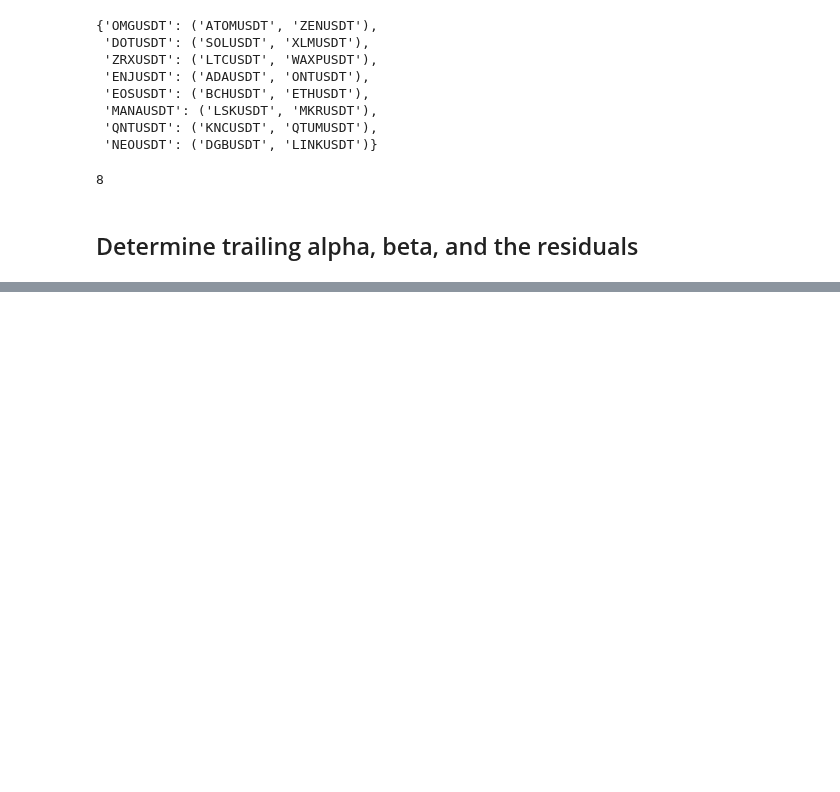
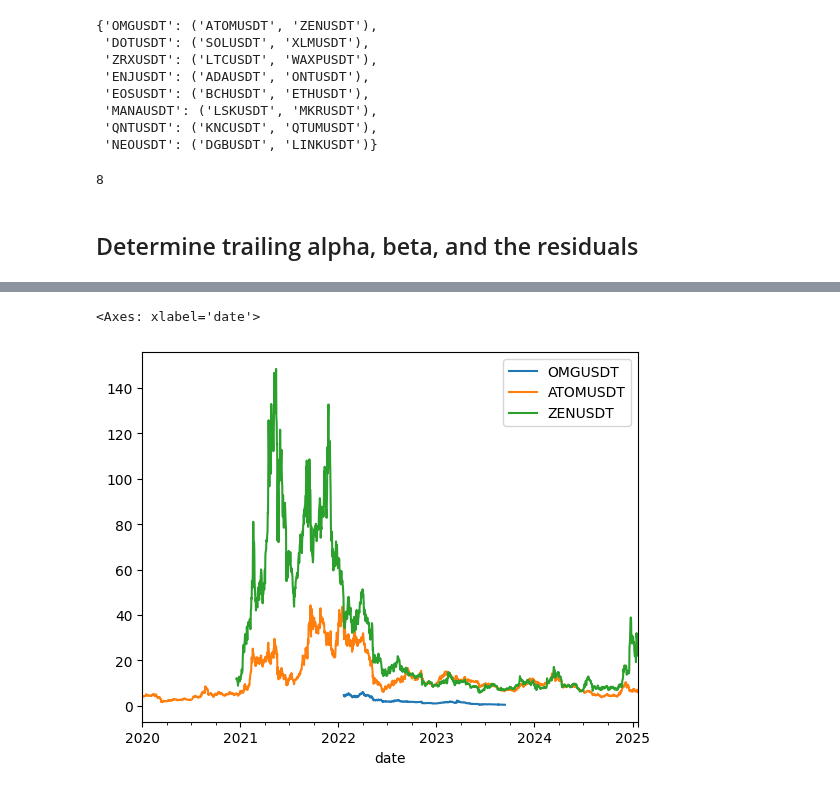
Before and after one commit to wbchristerson/jn-learning, a Jupyter notebook: strategy_8_correlation_to_basket_of_coins.ipynb, the cells around one changed output, grey strips where cells are left out. Cells and saved outputs as stored; diff of their text form; code cells hidden in the pictures; blank space fills up the shorter version.

```diff
--- a/strategy_8_correlation_to_basket_of_coins.ipynb
+++ b/strategy_8_correlation_to_basket_of_coins.ipynb
@@ -237,0 +288,5 @@ len(selected_triples)
+# %%
+px_ex_data.plot()
+# %% [output]
+<Axes: xlabel='date'>
+[figure, added]
```
Also changed, not shown: parts of 16 cells of this notebook.
